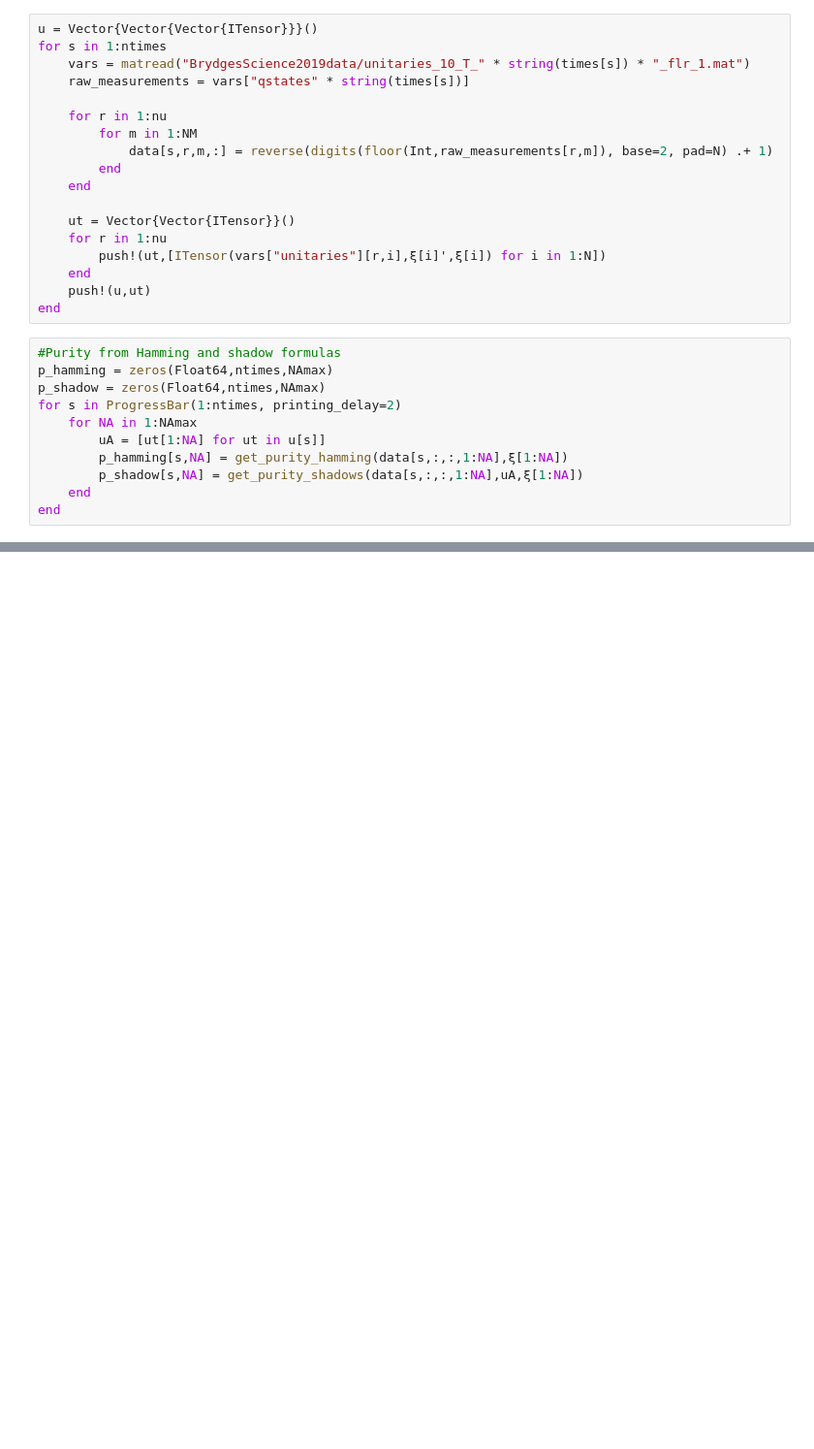
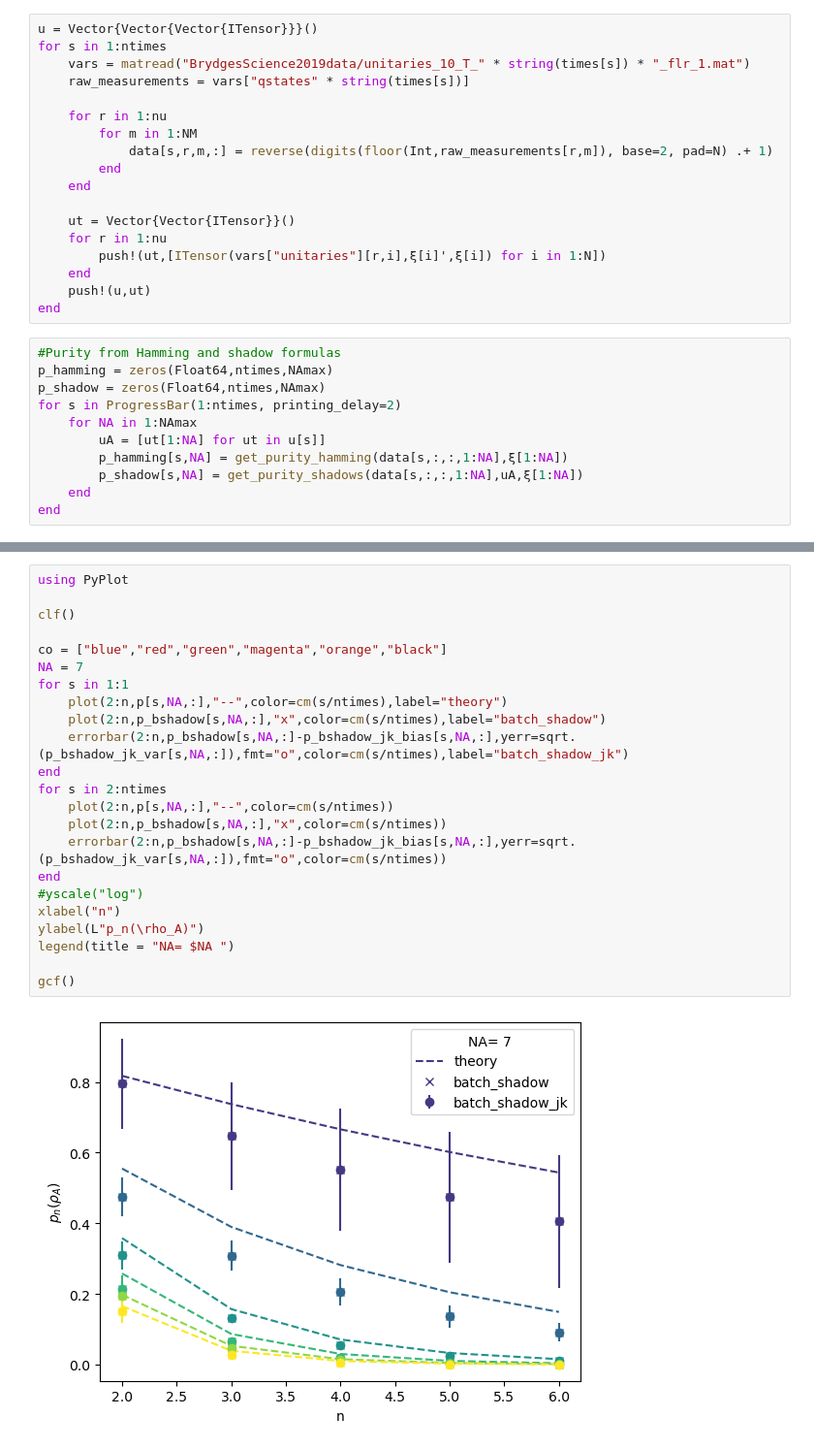
Before and after one commit to bvermersch/RandomMeas.jl, a Jupyter notebook: examples/BrydgesScience2019.ipynb, the cells around one changed output, grey strips where cells are left out. Shown at 97% size. Saved outputs shown, nothing was run; the diff lists cells and outputs as text; blank space fills up the shorter version.

```diff
--- a/examples/BrydgesScience2019.ipynb
+++ b/examples/BrydgesScience2019.ipynb
@@ -127,0 +439,25 @@ PyObject <matplotlib.legend.Legend object at 0x...>
+# %%
+using PyPlot
+
+clf()
+
+co = ["blue","red","green","magenta","orange","black"]
+NA = 7
+for s in 1:1
+    plot(2:n,p[s,NA,:],"--",color=cm(s/ntimes),label="theory")
+    plot(2:n,p_bshadow[s,NA,:],"x",color=cm(s/ntimes),label="batch_shadow")
+    errorbar(2:n,p_bshadow[s,NA,:]-p_bshadow_jk_bias[s,NA,:],yerr=sqrt.(p_bshadow_jk_var[s,NA,:]),fmt="o",color=cm(s/ntimes),label="batch_shadow_jk")
+end
+for s in 2:ntimes
+    plot(2:n,p[s,NA,:],"--",color=cm(s/ntimes))
+    plot(2:n,p_bshadow[s,NA,:],"x",color=cm(s/ntimes))
+    errorbar(2:n,p_bshadow[s,NA,:]-p_bshadow_jk_bias[s,NA,:],yerr=sqrt.(p_bshadow_jk_var[s,NA,:]),fmt="o",color=cm(s/ntimes))
+end
+#yscale("log")
+xlabel("n")
+ylabel(L"p_n(\rho_A)")
+legend(title = "NA= $NA ")
+
+gcf()
+# %% [output]
+[figure, added]
```
Also changed, not shown: parts of 9 cells of this notebook, 4 other files.
